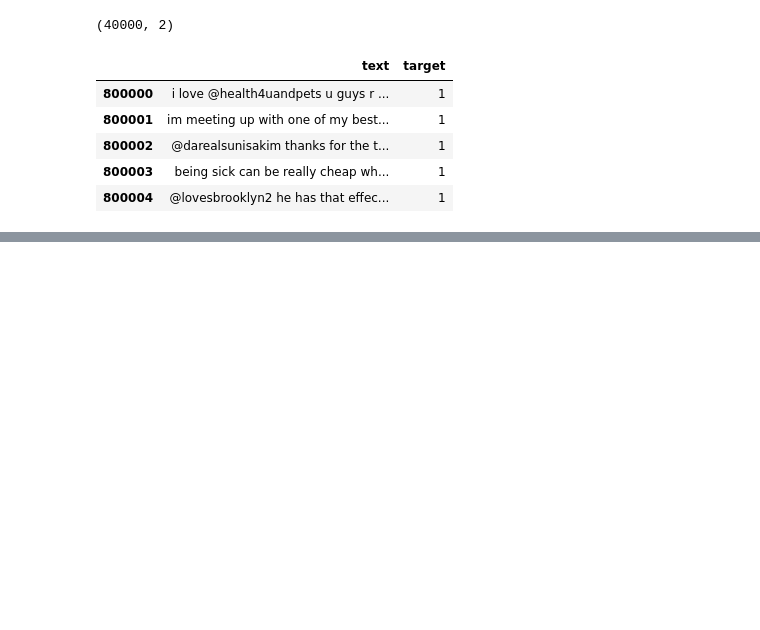
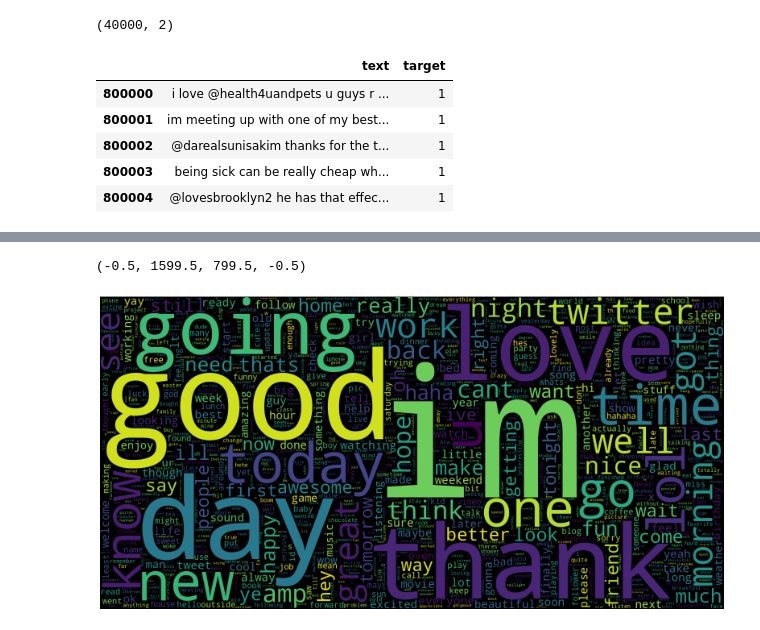
Before and after one commit to shayan-naghizade/ML_Practice, a Jupyter notebook: Sentiment Analysis with SVM/code.ipynb, the cells around one changed output, grey strips where cells are left out. Saved outputs shown, nothing was run; the diff lists cells and outputs as text; code cells hidden in the pictures; blank space fills up the shorter version.

```diff
--- a/Sentiment Analysis with SVM/code.ipynb
+++ b/Sentiment Analysis with SVM/code.ipynb
@@ -107,0 +240,10 @@ df['text'] = df['text'].apply(remove_stopwords)
+# %%
+data_neg = df[df['target']==1]['text'].apply(lambda x: ' '.join(x) )
+plt.figure(figsize = (20,20))
+wc = WordCloud(max_words = 1000 , width = 1600 , height = 800,
+               collocations=False).generate(" ".join(data_neg))
+plt.imshow(wc)
+plt.axis('off')
+# %% [output]
+(-0.5, 1599.5, 799.5, -0.5)
+[figure, added]
```
Also changed, not shown: parts of 26 cells of this notebook, 3 other files.
